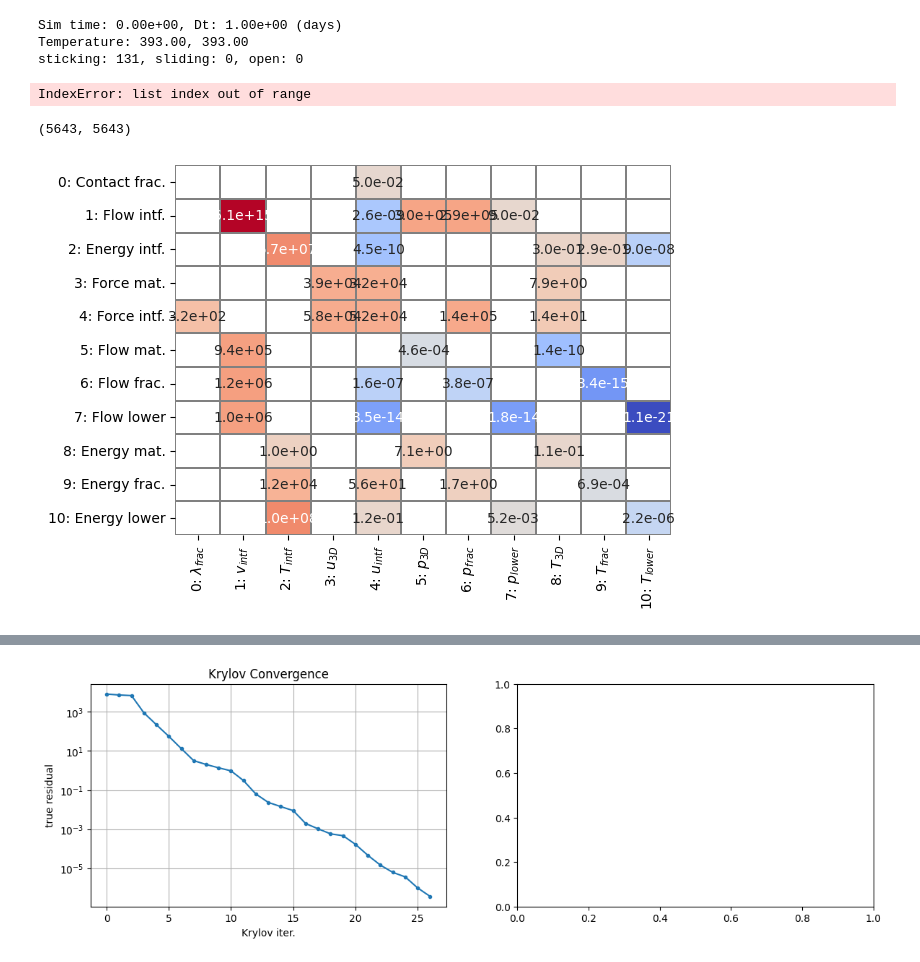
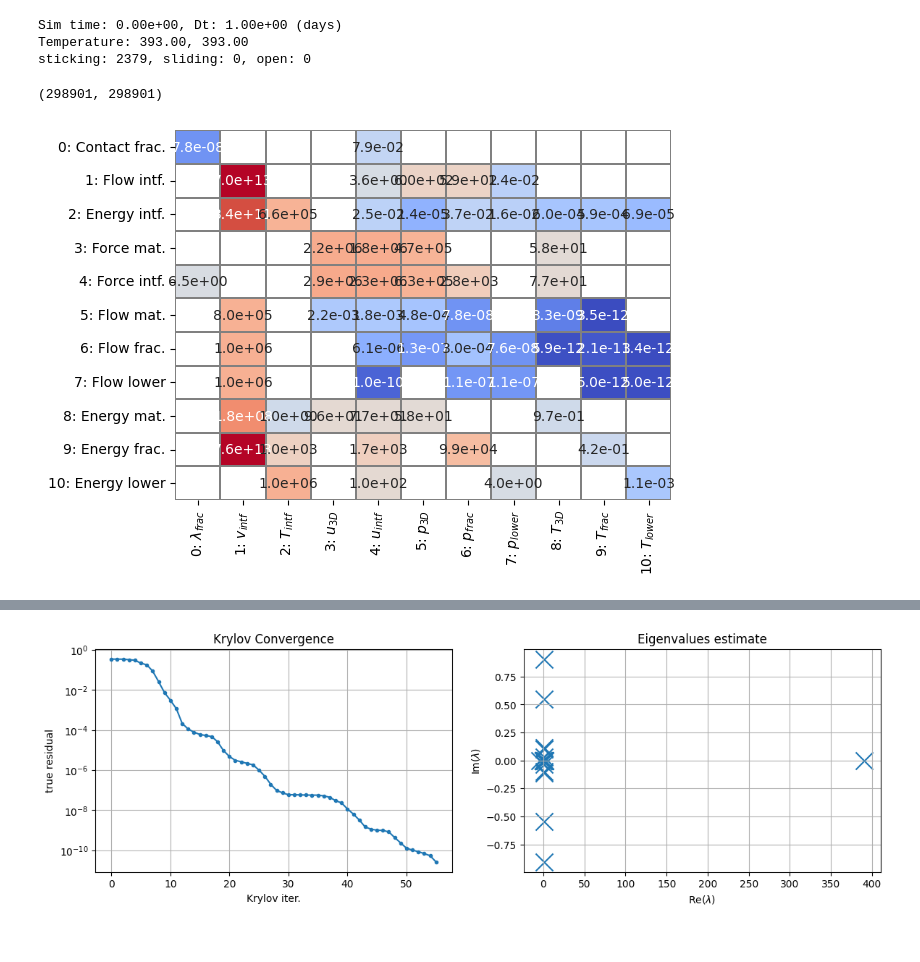
Before and after one commit to pmgbergen/FTHM-Solver, a Jupyter notebook: thermal/experiment_thermal_5_results.ipynb, the cells around one changed output, grey strips where cells are left out. Saved outputs shown, nothing was run; the diff lists cells and outputs as text; code cells hidden in the pictures.

```diff
--- a/thermal/experiment_thermal_5_results.ipynb
+++ b/thermal/experiment_thermal_5_results.ipynb
@@ -113,7 +119,7 @@ import porepy as pp
 model = make_model(
     {
         "geometry": 5,
-        "grid_refinement": 1,
+        "grid_refinement": 10,
         "solver": 3,
         'steady_state': True,
     }
@@ -126,26 +132,31 @@ rhs = model.linear_system[1]
 # %% [output]
 Sim time: 0.00e+00, Dt: 1.00e+00 (days)
 Temperature: 393.00, 393.00
-sticking: 131, sliding: 0, open: 0
+sticking: 2379, sliding: 0, open: 0
-# %%
-mat, rhs, state, iterate, dt = load_matrix_rhs_state_iterate_dt(
-    load_data(f"../stats/{model.simulation_name()}.json"), 9
-)
-# %% [output]
-IndexError: list index out of range
+# %%
+# mat, rhs, state, iterate, dt = load_matrix_rhs_state_iterate_dt(
+#     load_data(f"../stats/{model.simulation_name()}.json"), 9
+# )
+
+mat = scipy.sparse.load_npz('../matrices/stats_thermal_geo5x10_sol3_1739045561550.npz')
+rhs = np.load('../matrices/stats_thermal_geo5x10_sol3_1739045561550_rhs.npy')
+iterate = np.load('../matrices/stats_thermal_geo5x10_sol3_1739045561550_iterate.npy')
+state = np.load('../matrices/stats_thermal_geo5x10_sol3_1739045561550_state.npy')
+dt = 4e-3
 # %%
 model.linear_system = mat, rhs
 model.bmat.mat = mat
 model.equation_system.set_variable_values(state, time_step_index=0)
 model.equation_system.set_variable_values(iterate, iterate_index=0)
 model.ad_time_step.set_value(dt)
+model.time_manager.dt = dt
 # %%
 J = model.bmat[:]
 J.plot_max()
 J.shape
 # %% [output]
-(5643, 5643)
+(298901, 298901)
-[figure, old version]
+[figure, new version]
 # %%
 from fixed_stress import make_fs_analytical, make_fs_analytical_slow_new
 from hm_solver import build_mechanics_near_null_space
@@ -162,12 +173,10 @@ scheme = LinearTransformedScheme(
     right_transformations=[lambda bmat: model.Qright(contact_group=0, u_intf_group=4)],
     inner=PetscKSPScheme(
         petsc_options={
-            # 'ksp_max_it': 120,
-            "ksp_type": "gmres",
-            # "ksp_monitor": None,
-            # 'ksp_gmres_modifiedgramschmidt': None,
-            # 'ksp_gmres_cgs_refinement_type': 'refine_always',
+            # "ksp_type": "fgmres",
+            "ksp_monitor": None,
         },
+        compute_eigenvalues=True,
         preconditioner=PetscFieldSplitScheme(
             groups=contact,
             block_size=model.nd,
@@ -190,14 +199,15 @@ scheme = LinearTransformedScheme(
                 },
                 complement=PetscFieldSplitScheme(
                     groups=mech,
-                    subsolver_options={
-                        # 'pc_type': 'ksp',
-                        # 'sub_ksp_type': 'gmres',
-                        # 'sub_ksp_max_it': 10,
-                        "pc_type": "hypre",
-                        "pc_hypre_type": "boomeramg",
-                        "pc_hypre_boomeramg_strong_threshold": 0.7,
-                        "pc_hypre_boomeramg_smooth_type": "Euclid",
+                    subsolver_options=(
+                        {
+                            "pc_type": "hypre",
+                            "pc_hypre_type": "boomeramg",
+                            "pc_hypre_boomeramg_strong_threshold": 0.7,
+                            "pc_hypre_boomeramg_smooth_type": "Euclid",
+                        }
+                    ),
+                    tmp_options={
                     },
                     block_size=model.nd,
                     invert=lambda bmat: csr_to_petsc(
@@ -214,16 +224,21 @@ scheme = LinearTransformedScheme(
                         groups=flow + temp,
                         pressure_groups=flow,
                         pressure_options={
-                            "ksp_type": "preonly",
                             "pc_type": "hypre",
                             "pc_hypre_type": "boomeramg",
+                            "pc_hypre_boomeramg_strong_threshold": 0.7,
+                            "pc_hypre_boomeramg_smooth_type": "Euclid",
                         },
                         others_options={
-                            "ksp_type": "preonly",
-                            "pc_type": "none",
+                            "pc_type": "hypre",
+                            "pc_hypre_type": "boomeramg",
+                            "pc_hypre_boomeramg_strong_threshold": 0.7,
                         },
                         cpr_options={
-                            "pc_composite_pcs": "fieldsplit,ilu",
+                            "pc_composite_pcs": "fieldsplit,ksp",
+                            "sub_1_ksp_ksp_type": "preonly",
+                            "sub_1_ksp_pc_type": "hypre",
+                            "sub_1_ksp_pc_hypre_type": "Euclid",
                         },
                     ),
                 ),
@@ -259 +274 @@ PETSc Converged Reason: 2
-[figure, old version]
+[figure, new version]
```
Also changed, not shown: parts of 4 cells of this notebook, 9 other files.
